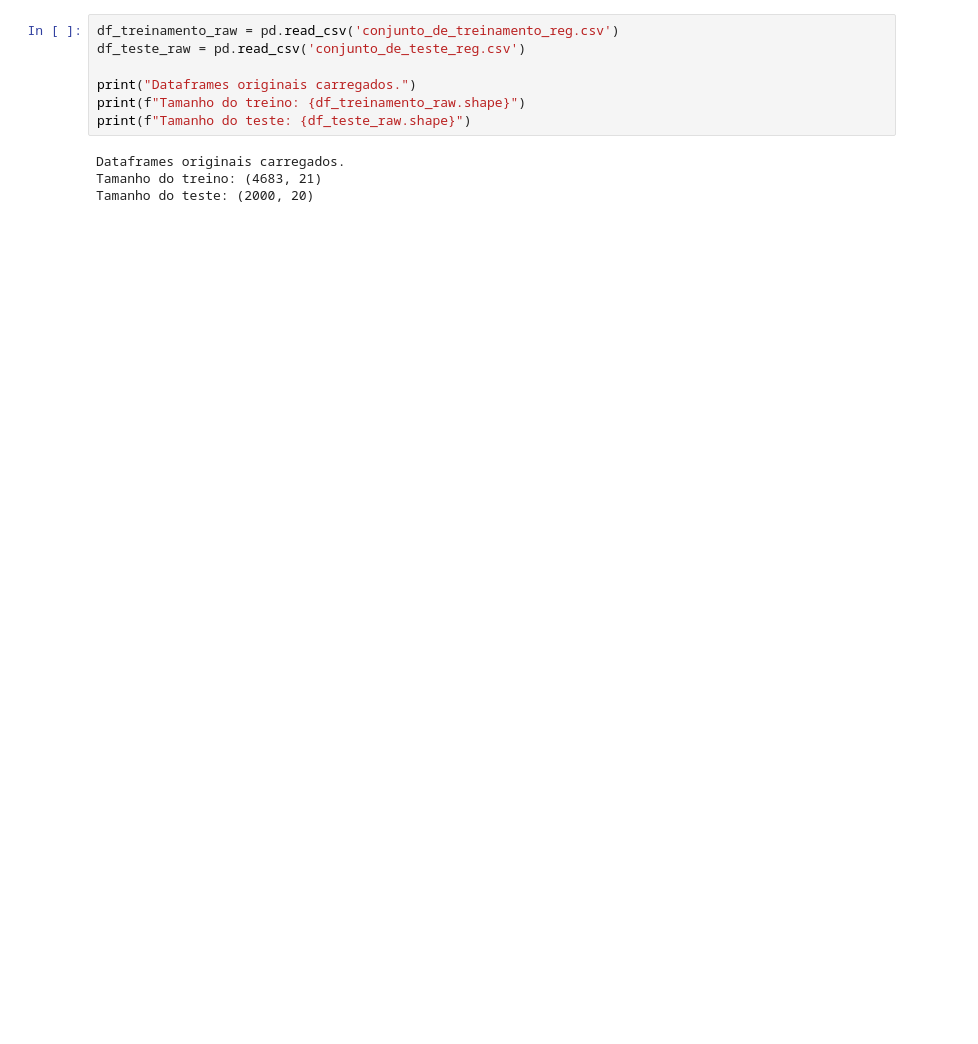
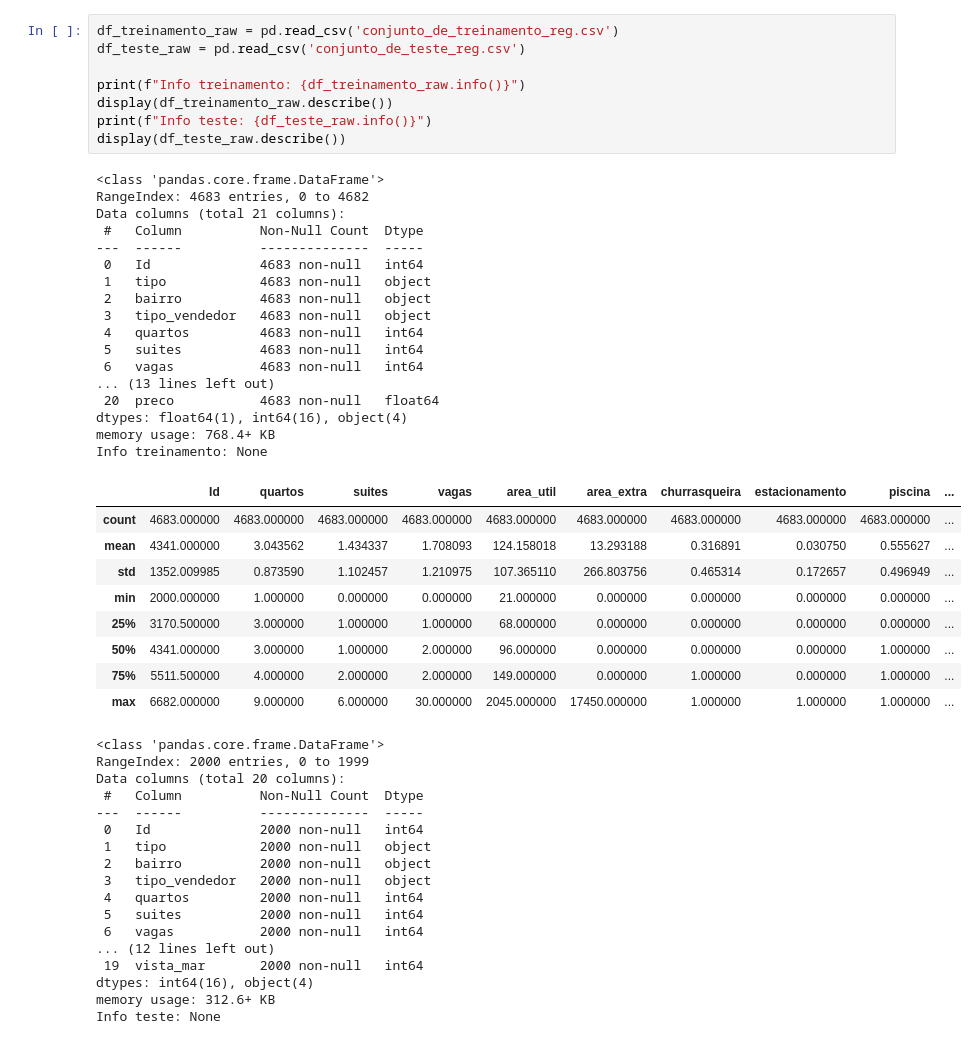
Before and after one commit to danilofroes/intro-machine-learning-UFRJ, a Jupyter notebook: Trabalho 2 - Regressão/regressao.ipynb, the cells around one changed output. Saved outputs shown, nothing was run; the diff lists cells and outputs as text; blank space fills up the shorter version.

```diff
--- a/Trabalho 2 - Regressão/regressao.ipynb
+++ b/Trabalho 2 - Regressão/regressao.ipynb
@@ -28,11 +61,52 @@ plt.rcParams['figure.figsize'] = (14, 6)
 # %%
 df_treinamento_raw = pd.read_csv('conjunto_de_treinamento_reg.csv')
 df_teste_raw = pd.read_csv('conjunto_de_teste_reg.csv')
 
-print("Dataframes originais carregados.")
-print(f"Tamanho do treino: {df_treinamento_raw.shape}")
-print(f"Tamanho do teste: {df_teste_raw.shape}")
+print(f"Info treinamento: {df_treinamento_raw.info()}")
+display(df_treinamento_raw.describe())
+print(f"Info teste: {df_teste_raw.info()}")
+display(df_teste_raw.describe())
 # %% [output]
-Dataframes originais carregados.
-Tamanho do treino: (4683, 21)
-Tamanho do teste: (2000, 20)
+<class 'pandas.core.frame.DataFrame'>
+RangeIndex: 4683 entries, 0 to 4682
+Data columns (total 21 columns):
+ #   Column          Non-Null Count  Dtype
+---  ------          --------------  -----
+ 0   Id              4683 non-null   int64
+ 1   tipo            4683 non-null   object
+ 2   bairro          4683 non-null   object
+ 3   tipo_vendedor   4683 non-null   object
+ 4   quartos         4683 non-null   int64
+ 5   suites          4683 non-null   int64
+ 6   vagas           4683 non-null   int64
+... (13 lines left out)
+ 20  preco           4683 non-null   float64
+dtypes: float64(1), int64(16), object(4)
+memory usage: 768.4+ KB
+Info treinamento: None
+|  | Id | quartos | suites | vagas | area_util | area_extra | churrasqueira | estacionamento | piscina | ... |
+| count | 4683.000000 | 4683.000000 | 4683.000000 | 4683.000000 | 4683.000000 | 4683.000000 | 4683.000000 | 4683.000000 | 4683.000000 | ... |
+| mean | 4341.000000 | 3.043562 | 1.434337 | 1.708093 | 124.158018 | 13.293188 | 0.316891 | 0.030750 | 0.555627 | ... |
+| std | 1352.009985 | 0.873590 | 1.102457 | 1.210975 | 107.365110 | 266.803756 | 0.465314 | 0.172657 | 0.496949 | ... |
+| min | 2000.000000 | 1.000000 | 0.000000 | 0.000000 | 21.000000 | 0.000000 | 0.000000 | 0.000000 | 0.000000 | ... |
+| 25% | 3170.500000 | 3.000000 | 1.000000 | 1.000000 | 68.000000 | 0.000000 | 0.000000 | 0.000000 | 0.000000 | ... |
+| 50% | 4341.000000 | 3.000000 | 1.000000 | 2.000000 | 96.000000 | 0.000000 | 0.000000 | 0.000000 | 1.000000 | ... |
+| 75% | 5511.500000 | 4.000000 | 2.000000 | 2.000000 | 149.000000 | 0.000000 | 1.000000 | 0.000000 | 1.000000 | ... |
+| max | 6682.000000 | 9.000000 | 6.000000 | 30.000000 | 2045.000000 | 17450.000000 | 1.000000 | 1.000000 | 1.000000 | ... |
+<class 'pandas.core.frame.DataFrame'>
+RangeIndex: 2000 entries, 0 to 1999
+Data columns (total 20 columns):
+ #   Column          Non-Null Count  Dtype
+---  ------          --------------  -----
+ 0   Id              2000 non-null   int64
+ 1   tipo            2000 non-null   object
+ 2   bairro          2000 non-null   object
+ 3   tipo_vendedor   2000 non-null   object
+ 4   quartos         2000 non-null   int64
+ 5   suites          2000 non-null   int64
+ 6   vagas           2000 non-null   int64
+... (12 lines left out)
+ 19  vista_mar       2000 non-null   int64
+dtypes: int64(16), object(4)
+memory usage: 312.6+ KB
+Info teste: None
```
Also changed, not shown: parts of 19 cells of this notebook, 18 other files.
